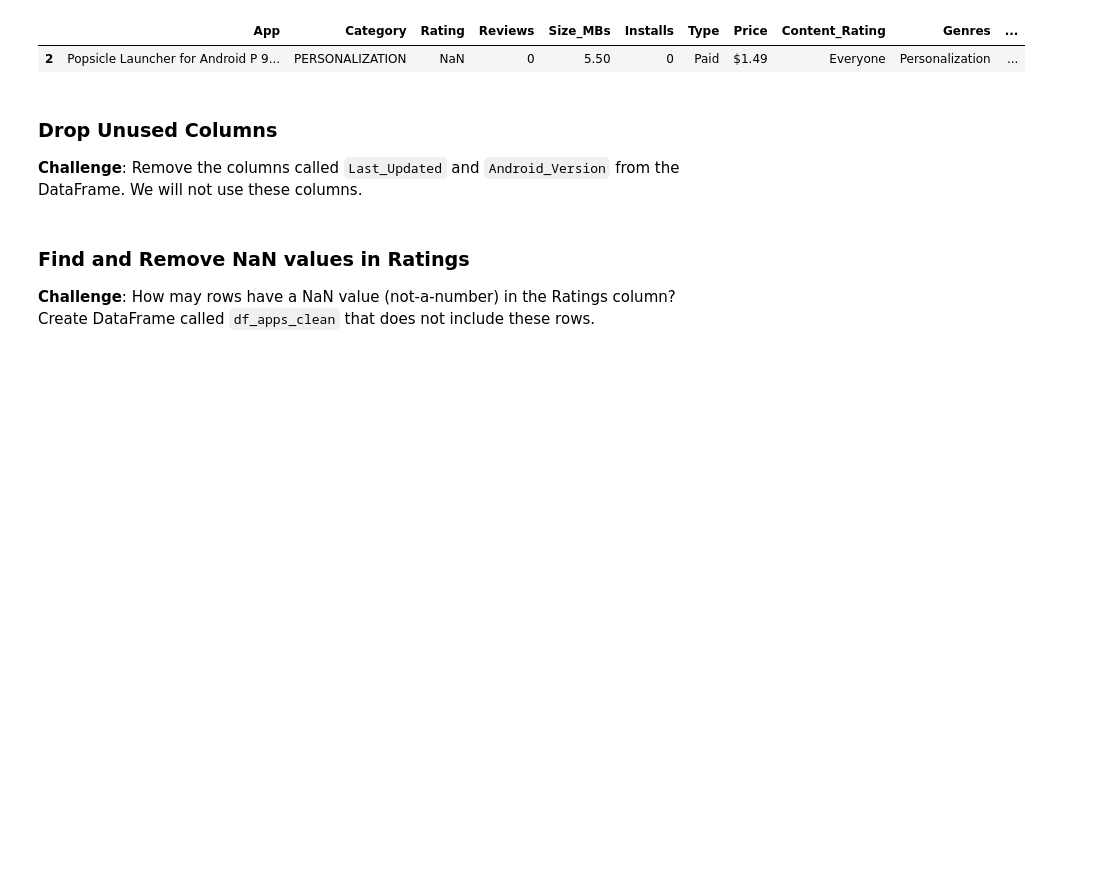
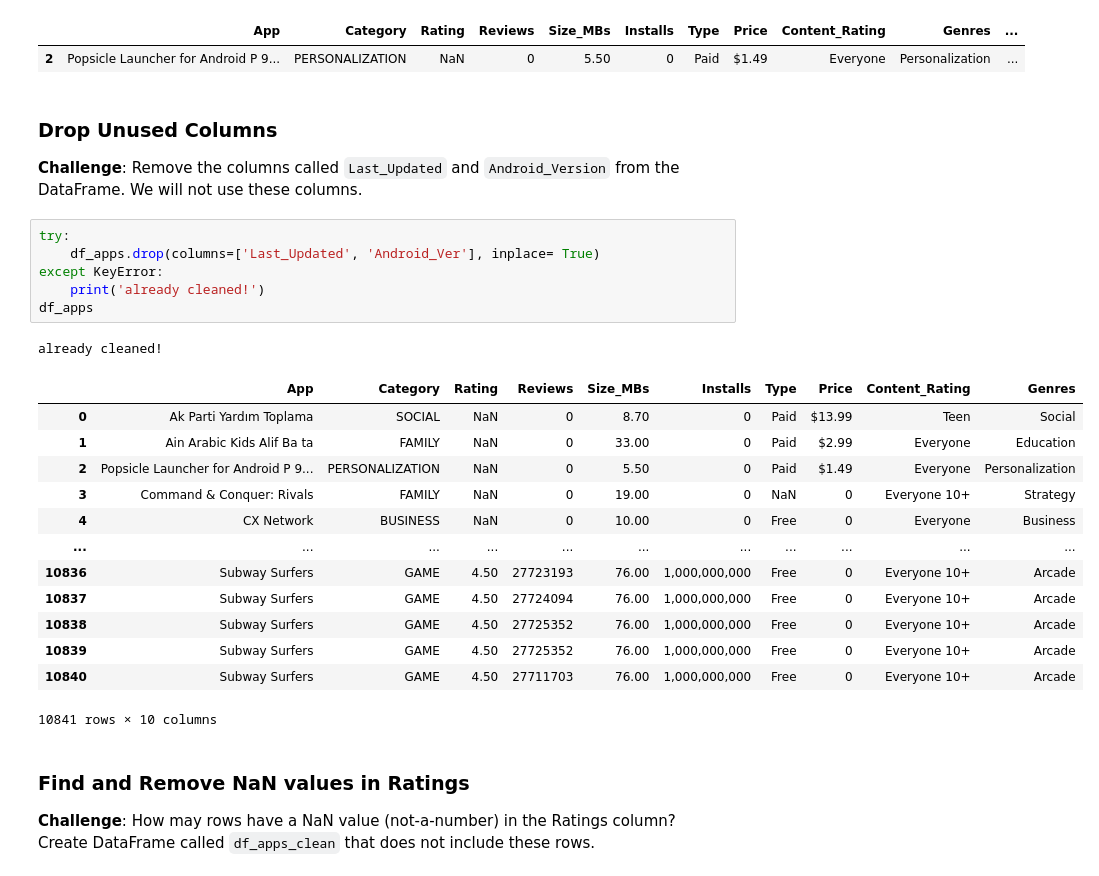
Before and after one commit to erfaw/elasti_py, a Jupyter notebook: Day076-erf/Google Play Store App Analytics (start).ipynb, the cells around one changed output. Drawn from its saved outputs; the diff is of its cells as text; blank space fills up the shorter version.

Commit message:
feat: done challenge
-till before 'Find and Remove NaN values in Ratings'

```diff
--- a/Day076-erf/Google Play Store App Analytics (start).ipynb
+++ b/Day076-erf/Google Play Store App Analytics (start).ipynb
@@ -62,6 +62,27 @@ df_apps.head().sample()
 ### Drop Unused Columns
 
 **Challenge**: Remove the columns called `Last_Updated` and `Android_Version` from the DataFrame. We will not use these columns.
+# %%
+try:
+    df_apps.drop(columns=['Last_Updated', 'Android_Ver'], inplace= True)
+except KeyError:
+    print('already cleaned!')
+df_apps
+# %% [output]
+already cleaned!
+|  | App | Category | Rating | Reviews | Size_MBs | Installs | Type | Price | Content_Rating | Genres |
+| 0 | Ak Parti Yardım Toplama | SOCIAL | NaN | 0 | 8.70 | 0 | Paid | $13.99 | Teen | Social |
+| 1 | Ain Arabic Kids Alif Ba ta | FAMILY | NaN | 0 | 33.00 | 0 | Paid | $2.99 | Everyone | Education |
+| 2 | Popsicle Launcher for Android P 9... | PERSONALIZATION | NaN | 0 | 5.50 | 0 | Paid | $1.49 | Everyone | Personalization |
+| 3 | Command & Conquer: Rivals | FAMILY | NaN | 0 | 19.00 | 0 | NaN | 0 | Everyone 10+ | Strategy |
+| 4 | CX Network | BUSINESS | NaN | 0 | 10.00 | 0 | Free | 0 | Everyone | Business |
+| ... | ... | ... | ... | ... | ... | ... | ... | ... | ... | ... |
+| 10836 | Subway Surfers | GAME | 4.50 | 27723193 | 76.00 | 1,000,000,000 | Free | 0 | Everyone 10+ | Arcade |
+| 10837 | Subway Surfers | GAME | 4.50 | 27724094 | 76.00 | 1,000,000,000 | Free | 0 | Everyone 10+ | Arcade |
+| 10838 | Subway Surfers | GAME | 4.50 | 27725352 | 76.00 | 1,000,000,000 | Free | 0 | Everyone 10+ | Arcade |
+| 10839 | Subway Surfers | GAME | 4.50 | 27725352 | 76.00 | 1,000,000,000 | Free | 0 | Everyone 10+ | Arcade |
+| 10840 | Subway Surfers | GAME | 4.50 | 27711703 | 76.00 | 1,000,000,000 | Free | 0 | Everyone 10+ | Arcade |
+10841 rows × 10 columns
 # %% [markdown]
 ### Find and Remove NaN values in Ratings
 
```
